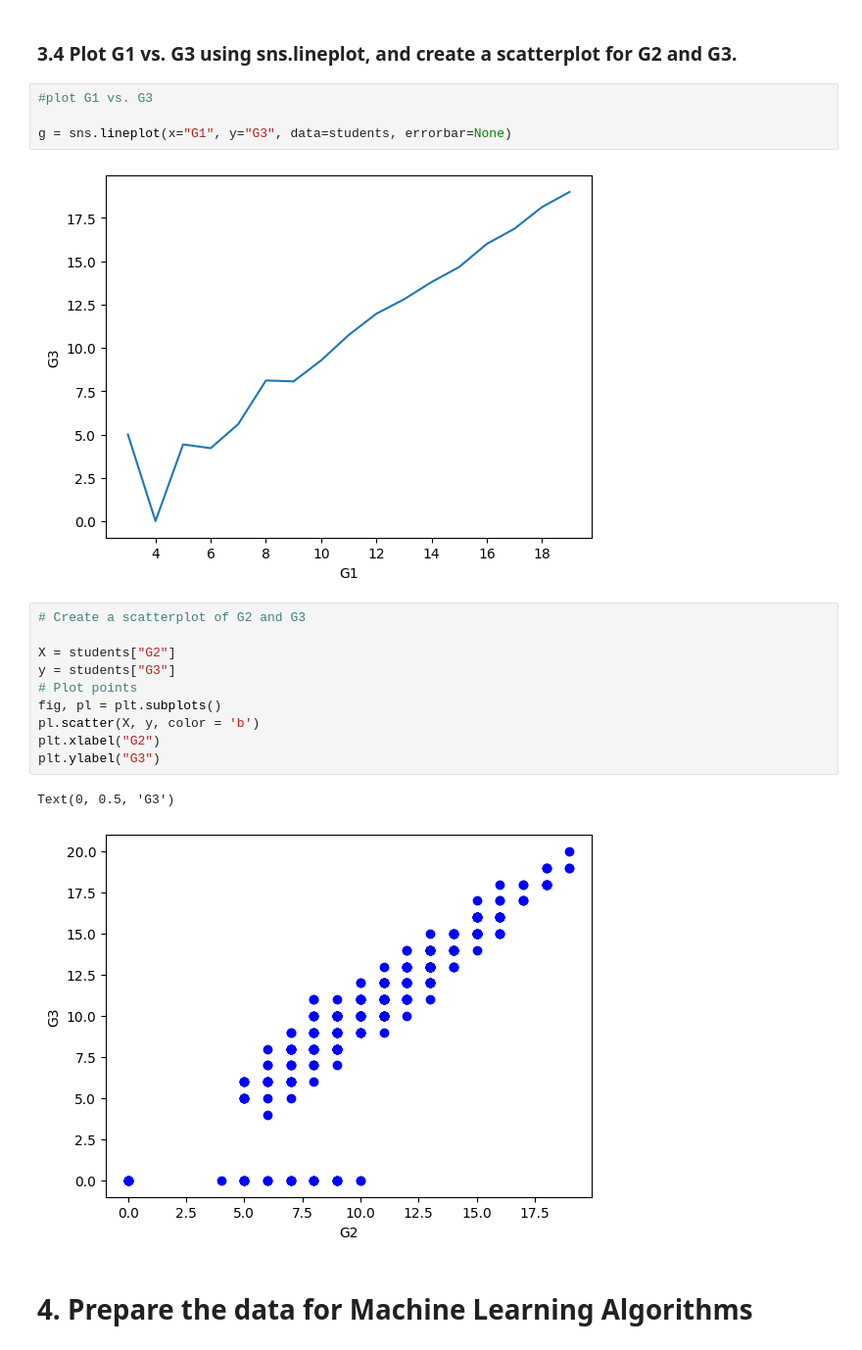
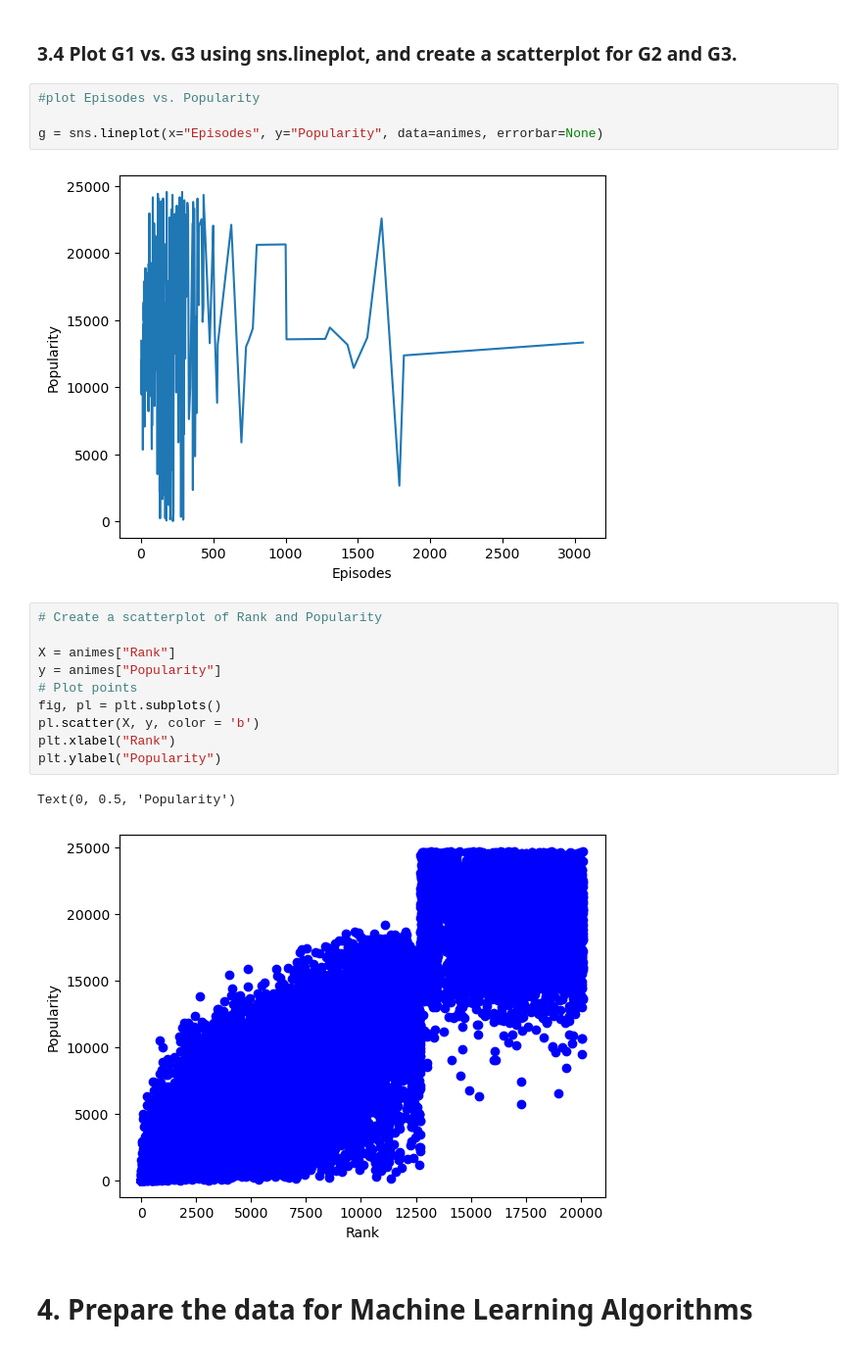
Before and after one commit to Threegoldsqwq/Machine_Learning_Anime_Recommendation, a Jupyter notebook: Animes_Analysis.ipynb, the cells around one changed output. Shown at 98% size. Saved outputs shown, nothing was run; the diff lists cells and outputs as text.

```diff
--- a/Animes_Analysis.ipynb
+++ b/Animes_Analysis.ipynb
@@ -361,24 +346,24 @@ Name: G3, dtype: float64
 # %% [markdown]
 ### 3.4 Plot G1 vs. G3 using sns.lineplot, and create a scatterplot for G2 and G3.
 # %%
-#plot G1 vs. G3
+#plot Episodes vs. Popularity
 
-g = sns.lineplot(x="G1", y="G3", data=students, errorbar=None)
+g = sns.lineplot(x="Episodes", y="Popularity", data=animes, errorbar=None)
 # %% [output]
-[figure, old version]
+[figure, new version]
 # %%
-# Create a scatterplot of G2 and G3
+# Create a scatterplot of Rank and Popularity
 
-X = students["G2"]
-y = students["G3"]
+X = animes["Rank"]
+y = animes["Popularity"]
 # Plot points
 fig, pl = plt.subplots()
 pl.scatter(X, y, color = 'b')
-plt.xlabel("G2")
-plt.ylabel("G3")
+plt.xlabel("Rank")
+plt.ylabel("Popularity")
 # %% [output]
-Text(0, 0.5, 'G3')
+Text(0, 0.5, 'Popularity')
-[figure, old version]
+[figure, new version]
 # %% [markdown]
 # 4. Prepare the data for Machine Learning Algorithms
 # %% [markdown]
```
Also changed, not shown: parts of 8 cells of this notebook.
